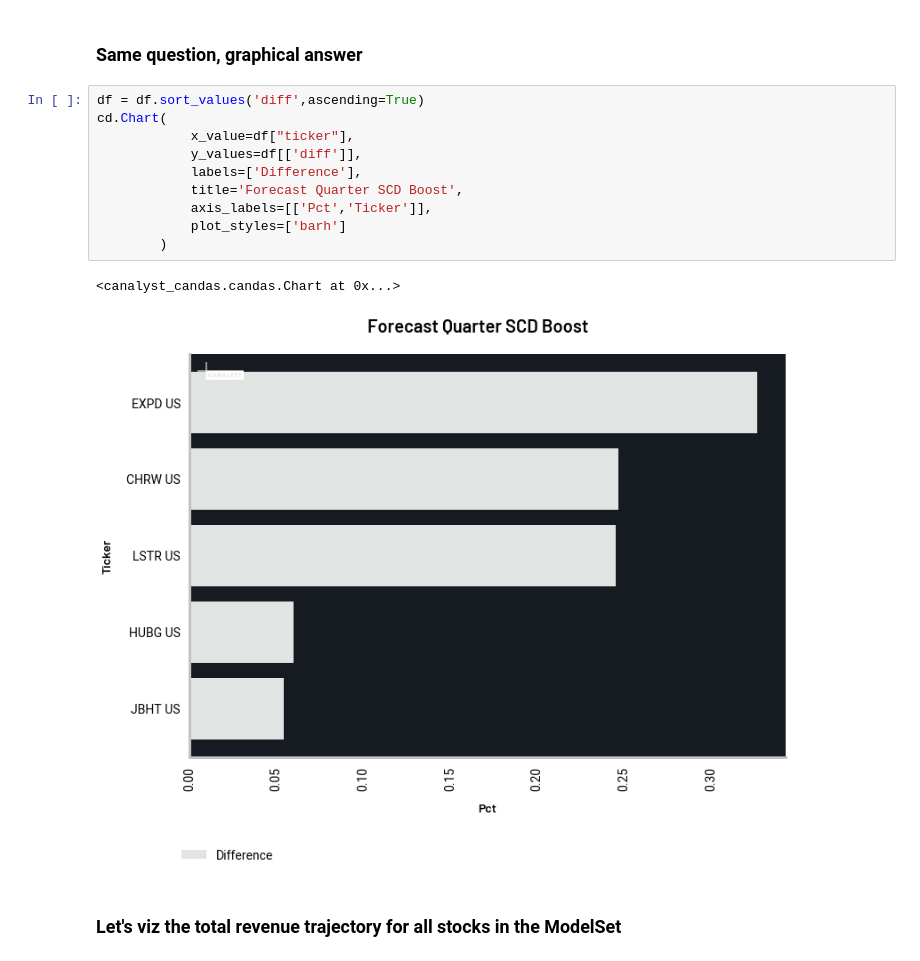
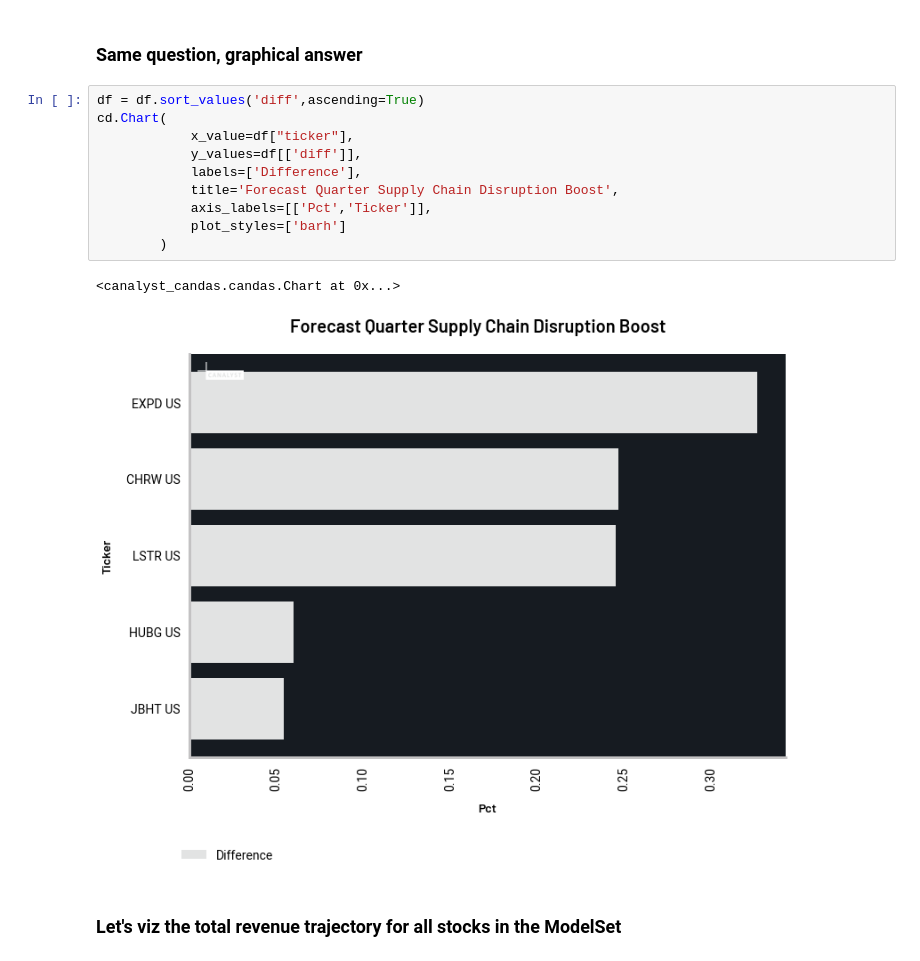
Before and after one commit to canalyst-candas/canalyst-candas, a Jupyter notebook: blog_posts/air_freight_and_logistics/Air Freight and Logistics 2.ipynb, the cells around one changed output. Drawn from its saved outputs; the diff is of its cells as text.

```diff
--- a/blog_posts/air_freight_and_logistics/Air Freight and Logistics 2.ipynb
+++ b/blog_posts/air_freight_and_logistics/Air Freight and Logistics 2.ipynb
@@ -258,16 +253,16 @@ df.sort_values('diff',ascending=False)[['ticker','period_name','time_series_name
 # %%
 df = df.sort_values('diff',ascending=True)
 cd.Chart(
             x_value=df["ticker"],
             y_values=df[['diff']],
             labels=['Difference'],
-            title='Forecast Quarter SCD Boost',
+            title='Forecast Quarter Supply Chain Disruption Boost',
             axis_labels=[['Pct','Ticker']],
             plot_styles=['barh']
         )
 # %% [output]
 <canalyst_candas.candas.Chart at 0x...>
-[figure, old version]
+[figure, new version]
 # %% [markdown]
 ### Let's viz the total revenue trajectory for all stocks in the ModelSet
 # %%
```
Also changed, not shown: parts of 19 cells of this notebook, 1 other file.
